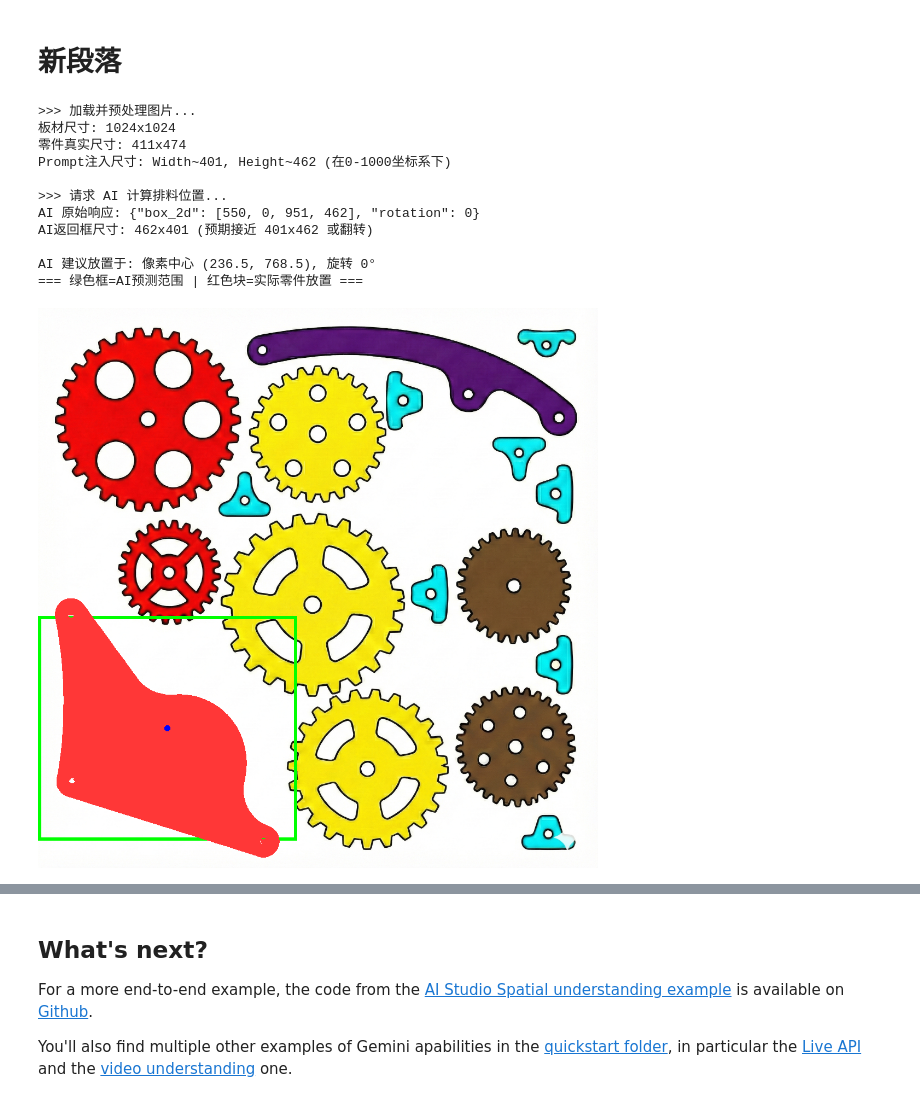
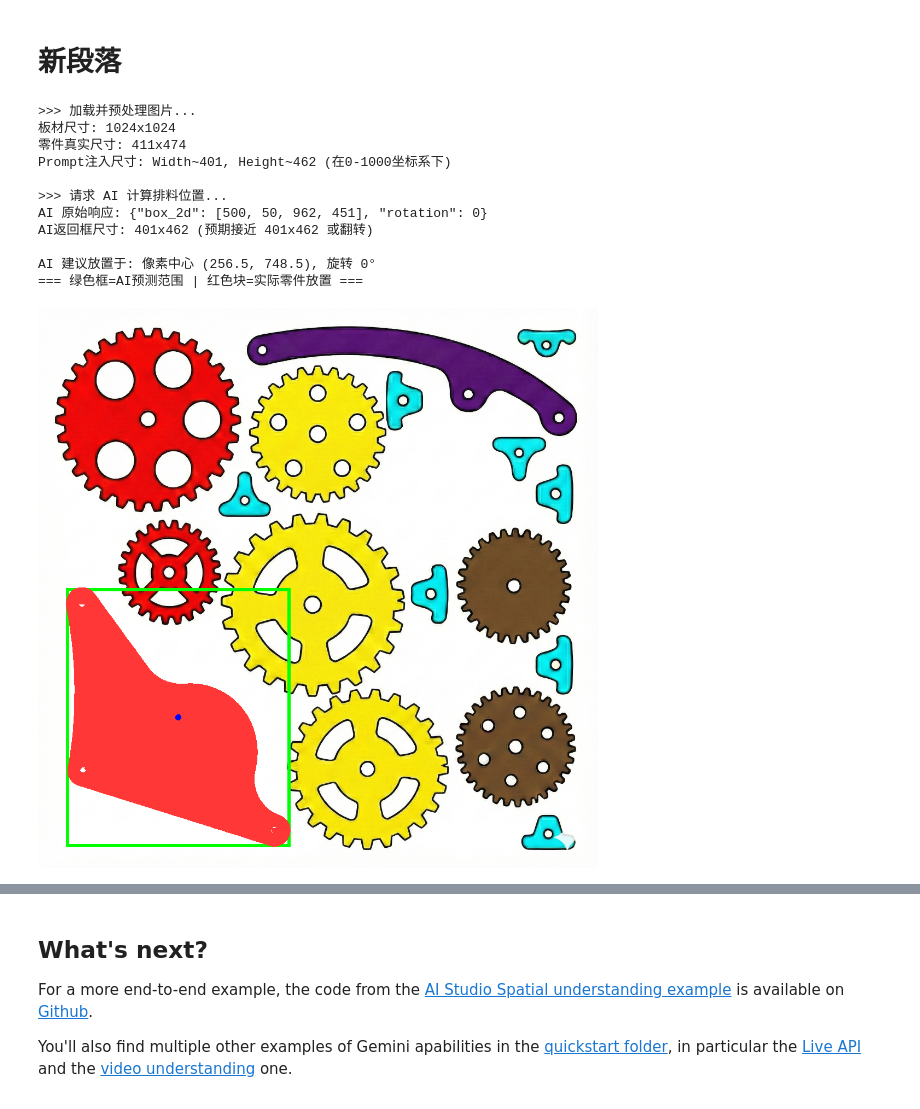
Before and after one commit to x-wynter/Gemini-Spatial-understanding, a Jupyter notebook: quickstarts/Spatial_understanding_02.ipynb, the cells around one changed output, grey strips where cells are left out. Saved outputs shown, nothing was run; the diff lists cells and outputs as text; code cells hidden in the pictures.

```diff
--- a/quickstarts/Spatial_understanding_02.ipynb
+++ b/quickstarts/Spatial_understanding_02.ipynb
@@ -754,8 +754,8 @@ def crop_transparent_borders(image):
 # ==========================================
 
 # 路径配置
-part_image_path = 'resized_part.png'
-sheet_image_path = 'resized_sheet.png' # 使用你刚才上传的这张图
+part_image_path = 'part.png'
+sheet_image_path = 'sheet.png' # 使用你刚才上传的这张图
 
 # 加载图片
 print(">>> 加载并预处理图片...")
@@ -898,37 +898,37 @@ try:
         debug_bottom = (ymax / 1000) * sheet_h
         draw.rectangle([debug_left, debug_top, debug_right, debug_bottom], outline="#00FF00", width=6)
 
         # 2. 贴上实际零件 (红色遮罩)
         part_mask = rotated_part.split()[3]
         # 纯红色半透明图层
         red_layer = Image.new("RGBA", rotated_part.size, (255, 0, 0, 200))
         final_visual.paste(red_layer, (paste_x, paste_y), mask=part_mask)
 
         # 3. 标记中心点
         r = 5
         draw.ellipse([center_x_px-r, center_y_px-r, center_x_px+r, center_y_px+r], fill="blue")
 
         print(f"\nAI 建议放置于: 像素中心 ({center_x_px:.1f}, {center_y_px:.1f}), 旋转 {rotation}°")
         print("=== 绿色框=AI预测范围 | 红色块=实际零件放置 ===")
         display(final_visual)
 
 except Exception as e:
     import traceback
     traceback.print_exc()
     print(f"运行出错: {e}")
 # %% [output]
 >>> 加载并预处理图片...
 板材尺寸: 1024x1024
 零件真实尺寸: 411x474
 Prompt注入尺寸: Width~401, Height~462 (在0-1000坐标系下)
 
 >>> 请求 AI 计算排料位置...
-AI 原始响应: {"box_2d": [550, 0, 951, 462], "rotation": 0}
-AI返回框尺寸: 462x401 (预期接近 401x462 或翻转)
+AI 原始响应: {"box_2d": [500, 50, 962, 451], "rotation": 0}
+AI返回框尺寸: 401x462 (预期接近 401x462 或翻转)
 
-AI 建议放置于: 像素中心 (236.5, 768.5), 旋转 0°
+AI 建议放置于: 像素中心 (256.5, 748.5), 旋转 0°
 === 绿色框=AI预测范围 | 红色块=实际零件放置 ===
-[figure, old version]
+[figure, new version]
 # %% [markdown]
 ## Preliminary capabilities: pointing and 3D boxes
 
```
